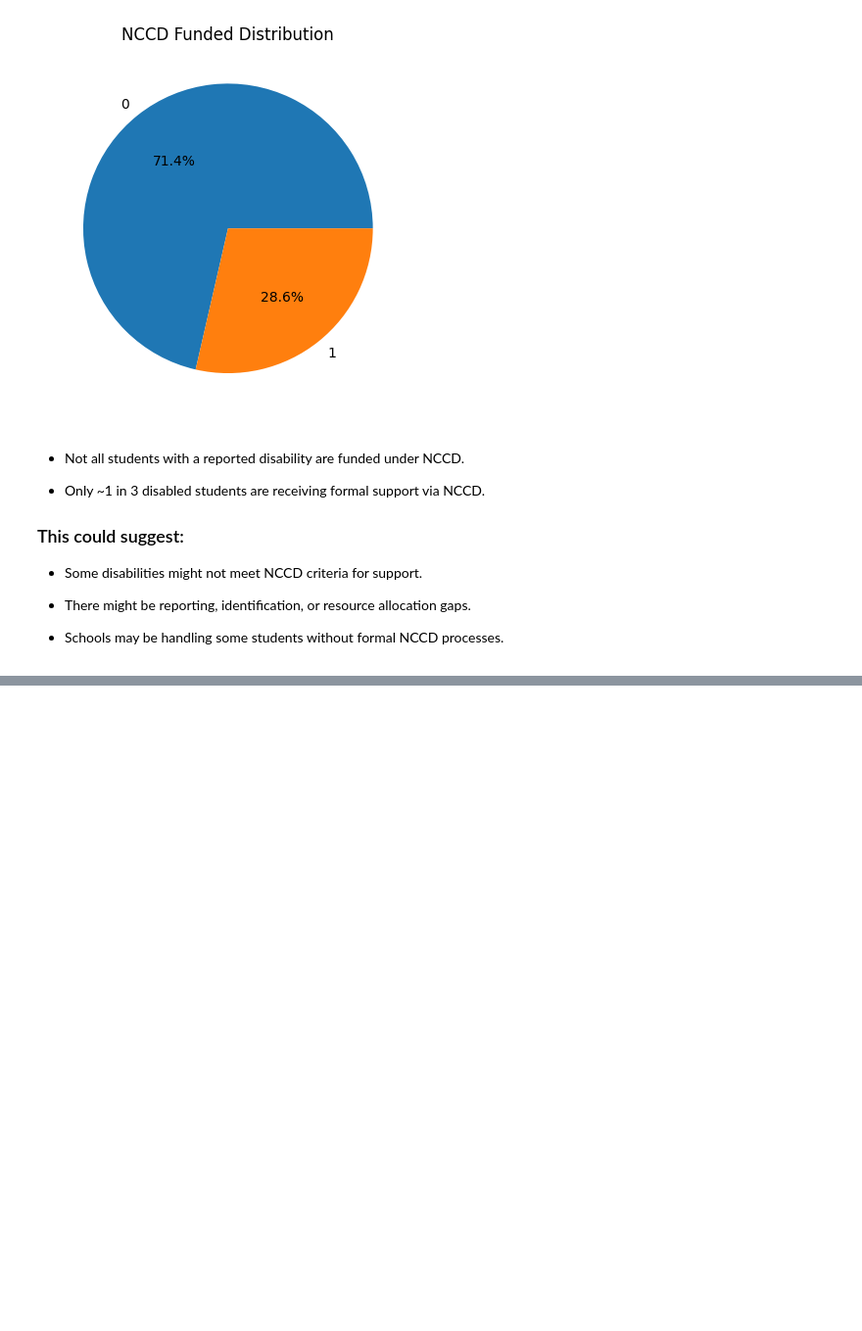
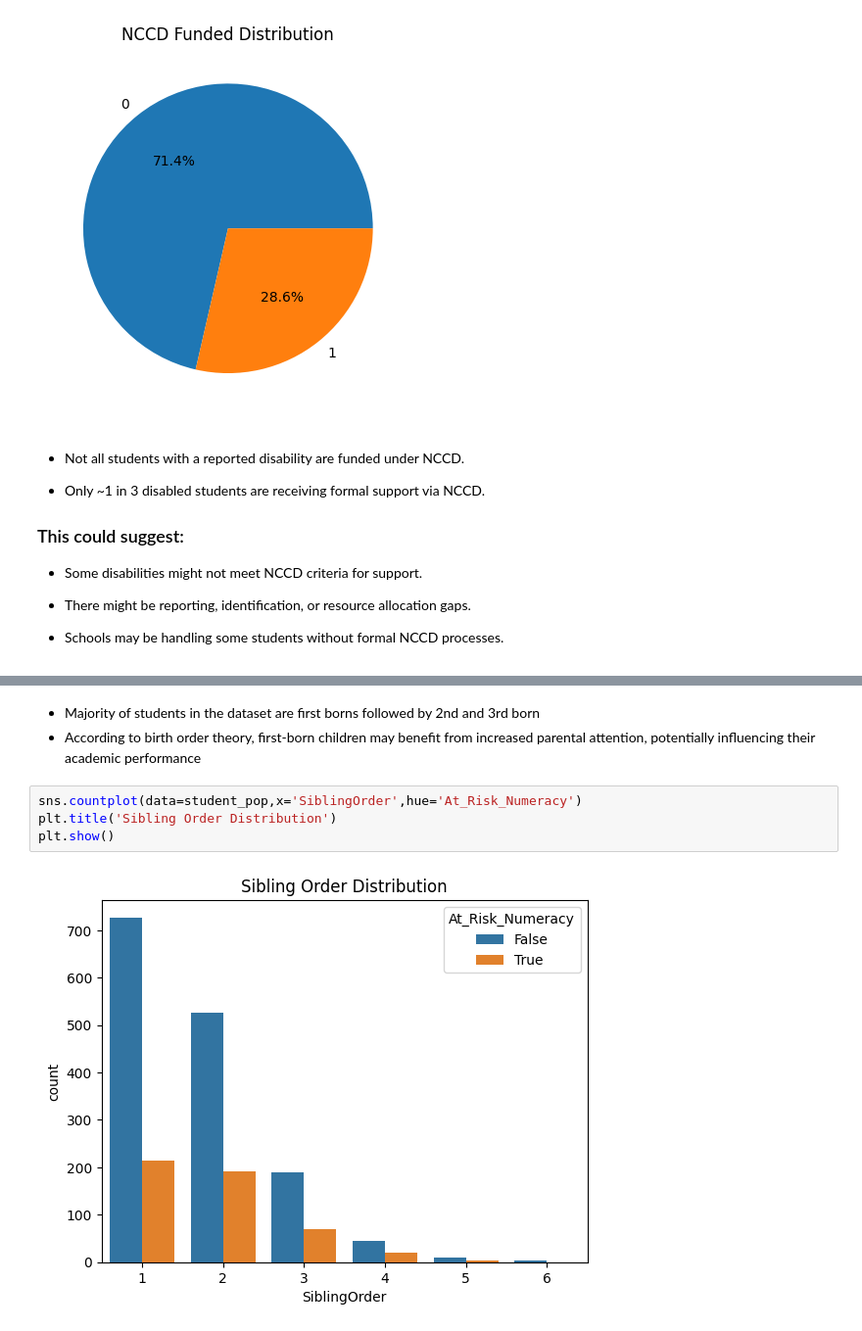
Before and after one commit to anshumbanga/Projects, a Jupyter notebook: LA4_SCHOOL/LA4 Schools Exploratory Data Analysis.ipynb, the cells around one changed output, grey strips where cells are left out. Shown at 98% size. Cells and saved outputs as stored; diff of their text form; blank space fills up the shorter version.

```diff
--- a/LA4_SCHOOL/LA4 Schools Exploratory Data Analysis.ipynb
+++ b/LA4_SCHOOL/LA4 Schools Exploratory Data Analysis.ipynb
@@ -297,0 +326,9 @@ dtype: int64
+# %% [markdown]
+- Majority of students in the dataset are first borns followed by 2nd and 3rd born
+- According to birth order theory, first-born children may benefit from increased parental attention, potentially influencing their academic performance
+# %%
+sns.countplot(data=student_pop,x='SiblingOrder',hue='At_Risk_Numeracy')
+plt.title('Sibling Order Distribution')
+plt.show()
+# %% [output]
+[figure, added]
```
Also changed, not shown: parts of 9 cells of this notebook.
